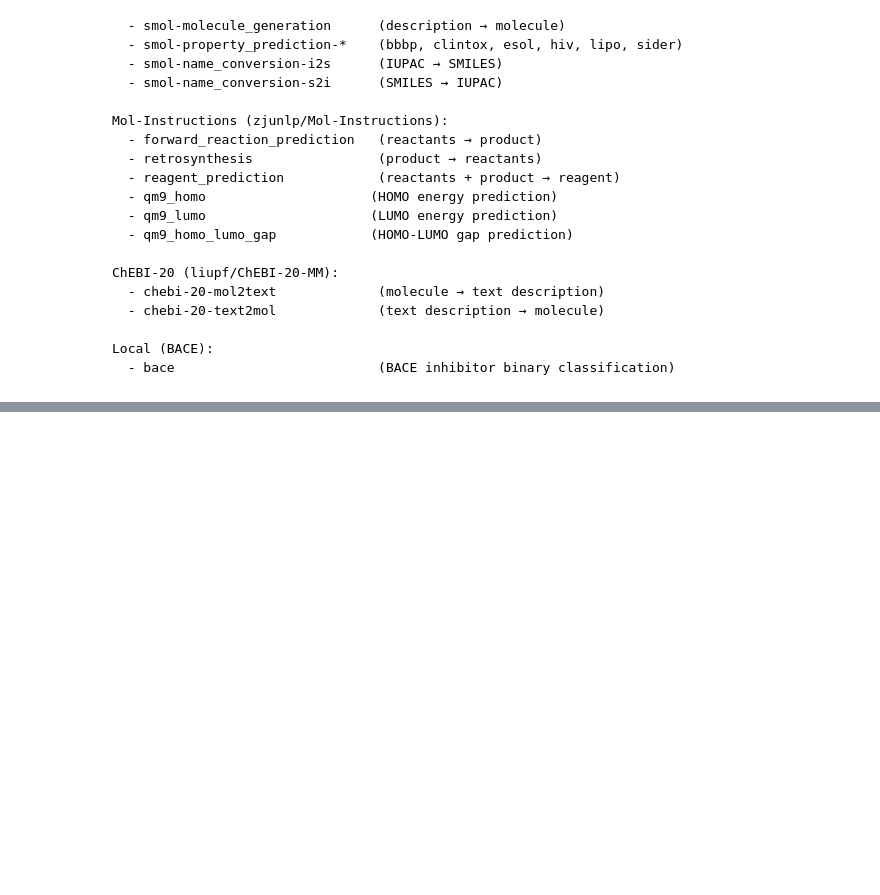
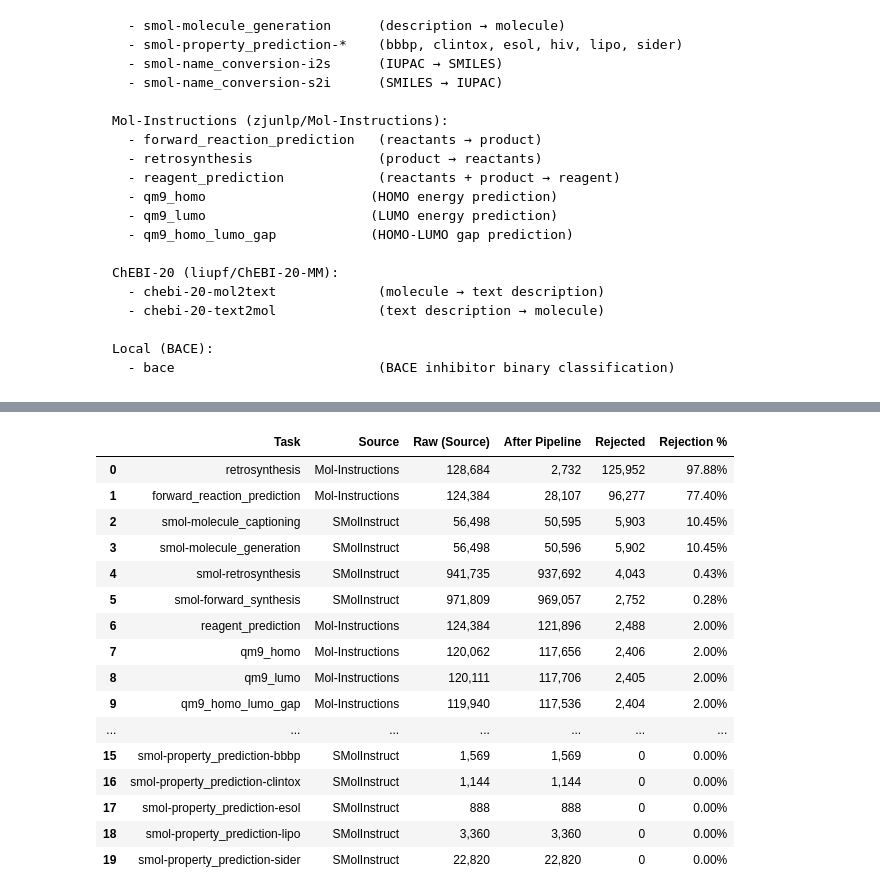
Before and after one commit to gkswns3708/MolDA, a Jupyter notebook: src/dataset_generation/dataset_summary.ipynb, the cells around one changed output, grey strips where cells are left out. Saved outputs shown, nothing was run; the diff lists cells and outputs as text; code cells hidden in the pictures; blank space fills up the shorter version.

```diff
--- a/src/dataset_generation/dataset_summary.ipynb
+++ b/src/dataset_generation/dataset_summary.ipynb
@@ -1644,0 +679,81 @@ Total:          3,287,978
+# %%
+# ---------------------------------------------------------------------------
+# Rejection 분석: 원본 → Step 2 최종 비교
+# ---------------------------------------------------------------------------
+# NOTE: Mol-Instructions 계열은 train에서 2%를 val로 split하므로
+#       raw train → processed train에는 해당 2%만큼 차이가 기본 발생.
+rejection_rows = []
+
+for task in sorted(task_counts.keys()):
+    processed = task_counts[task]
+    raw = raw_source_counts.get(task, {})
+
+    for split in ["train", "val", "test"]:
+        processed_count = processed.get(split, 0)
+        raw_split = split if split != "val" else "validation"
+        raw_count = raw.get(raw_split)
+
+        # Mol-Instructions tasks: val은 train에서 2% split되므로 raw val이 없음
+        if raw_count is None and split == "val":
+            if task in ["forward_reaction_prediction", "retrosynthesis", "reagent_prediction",
+                        "qm9_homo", "qm9_lumo", "qm9_homo_lumo_gap"]:
+                raw_train = raw.get("train", 0)
+                if raw_train > 0:
+                    raw_count = int(raw_train * 0.02)
+
+        if raw_count is None:
+            raw_count_str = "N/A"; rejected = None; rejection_rate = None
+        else:
+            raw_count_str = raw_count
+            rejected = raw_count - processed_count
+            rejection_rate = (rejected / raw_count * 100) if raw_count > 0 else 0.0
+
+        rejection_rows.append({
+            "Task": task,
+            "Source": TASK_TO_SOURCE.get(task, "Unknown"),
+            "Split": split,
+            "Raw (Source)": raw_count_str,
+            "After Pipeline": processed_count,
+            "Rejected": rejected if rejected is not None else "N/A",
+            "Rejection %": rejection_rate if rejection_rate is not None else None,
+        })
+
+df_rejection = pd.DataFrame(rejection_rows)
+
+# 유효한 rejection이 있는 행만
+df_rej_valid = df_rejection[df_rejection["Rejected"] != "N/A"].copy()
+df_rej_valid["Raw (Source)"] = pd.to_numeric(df_rej_valid["Raw (Source)"])
+df_rej_valid["Rejected"] = pd.to_numeric(df_rej_valid["Rejected"])
+
+print(f"=== Preprocessing Rejection 분석 (원본 → {primary_label}) ===\n")
+print("NOTE: Rejected = Raw(Source) - After Pipeline")
+print("  - Step 1: SMILES 파싱/SELFIES 디코딩/Graph 변환 실패, NaN 데이터")
+print("  - Step 2: Eval leakage + Within-family dedup (reaction families only)")
+print()
+
+df_rej_train = df_rej_valid[df_rej_valid["Split"] == "train"].copy()
+if len(df_rej_train) > 0:
+    print("--- Train Split ---\n")
+    display(df_rej_train[["Task", "Source", "Raw (Source)", "After Pipeline", "Rejected", "Rejection %"]]
+            .sort_values("Rejected", ascending=False)
+            .reset_index(drop=True)
+            .style.format({
+                "Raw (Source)": "{:,.0f}",
+                "After Pipeline": "{:,}",
+                "Rejected": "{:,.0f}",
+                "Rejection %": "{:.2f}%",
+            }))
+
+df_rej_test = df_rej_valid[df_rej_valid["Split"] == "test"].copy()
+if len(df_rej_test) > 0:
+    print("\n--- Test Split ---\n")
+    display(df_rej_test[["Task", "Source", "Raw (Source)", "After Pipeline", "Rejected", "Rejection %"]]
+            .sort_values("Rejected", ascending=False)
+            .reset_index(drop=True)
+            .style.format({
+                "Raw (Source)": "{:,.0f}",
+                "After Pipeline": "{:,}",
+                "Rejected": "{:,.0f}",
+                "Rejection %": "{:.2f}%",
+            }))
+# %% [output]
@@ -1644,0 +767,17 @@ Total:          3,287,978
+|  | Task | Source | Raw (Source) | After Pipeline | Rejected | Rejection % |
+| 0 | retrosynthesis | Mol-Instructions | 128,684 | 2,732 | 125,952 | 97.88% |
+| 1 | forward_reaction_prediction | Mol-Instructions | 124,384 | 28,107 | 96,277 | 77.40% |
+| 2 | smol-molecule_captioning | SMolInstruct | 56,498 | 50,595 | 5,903 | 10.45% |
+| 3 | smol-molecule_generation | SMolInstruct | 56,498 | 50,596 | 5,902 | 10.45% |
+| 4 | smol-retrosynthesis | SMolInstruct | 941,735 | 937,692 | 4,043 | 0.43% |
+| 5 | smol-forward_synthesis | SMolInstruct | 971,809 | 969,057 | 2,752 | 0.28% |
+| 6 | reagent_prediction | Mol-Instructions | 124,384 | 121,896 | 2,488 | 2.00% |
+| 7 | qm9_homo | Mol-Instructions | 120,062 | 117,656 | 2,406 | 2.00% |
+| 8 | qm9_lumo | Mol-Instructions | 120,111 | 117,706 | 2,405 | 2.00% |
+| 9 | qm9_homo_lumo_gap | Mol-Instructions | 119,940 | 117,536 | 2,404 | 2.00% |
+| ... | ... | ... | ... | ... | ... | ... |
+| 15 | smol-property_prediction-bbbp | SMolInstruct | 1,569 | 1,569 | 0 | 0.00% |
+| 16 | smol-property_prediction-clintox | SMolInstruct | 1,144 | 1,144 | 0 | 0.00% |
+| 17 | smol-property_prediction-esol | SMolInstruct | 888 | 888 | 0 | 0.00% |
+| 18 | smol-property_prediction-lipo | SMolInstruct | 3,360 | 3,360 | 0 | 0.00% |
+| 19 | smol-property_prediction-sider | SMolInstruct | 22,820 | 22,820 | 0 | 0.00% |
```
Also changed, not shown: parts of 51 cells of this notebook, 22 other files.
